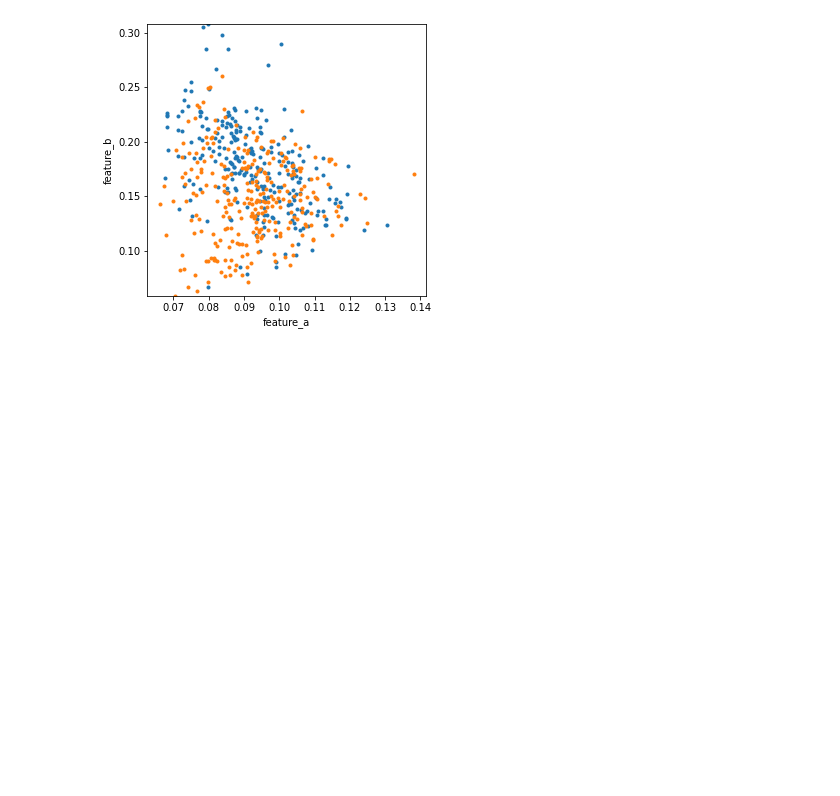
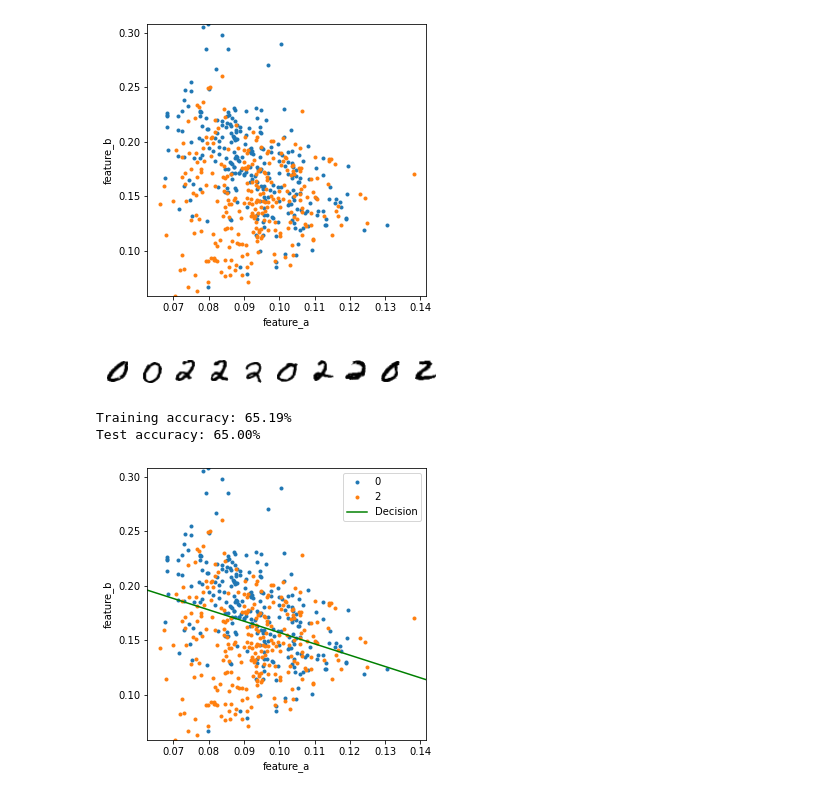
Before and after one commit to architkaila/BME548-Machine-Learning-and-Imaging, a Jupyter notebook: Homeworks/S2023_HW1.ipynb, the cells around one changed output. Saved outputs shown, nothing was run; the diff lists cells and outputs as text; code cells hidden in the pictures; blank space fills up the shorter version.

```diff
--- a/Homeworks/S2023_HW1.ipynb
+++ b/Homeworks/S2023_HW1.ipynb
@@ -633,3 +633,47 @@ plt.ylim(X_f_features[:, 1].min(), X_f_features[:, 1].max())
 # %% [output]
 (0.05838835534213688, 0.30788315326130455)
 [figure]
+# %%
+X_train, X_test, y_train, y_test = train_test_split(images, targets, test_size=0.1, random_state=42)
+
+for index, image in enumerate(X_train[:10]):
+    plt.subplot(1, 10, index + 1)
+    plt.axis('off')
+    plt.imshow(image, cmap=plt.cm.gray_r)
+plt.show()
+
+# Compute features
+X_features = np.apply_along_axis(compute_features, 1, X_train.reshape(X_train.shape[0], X_train.shape[1]*X_train.shape[2]))
+X_features_test = np.apply_along_axis(compute_features, 1, X_test.reshape(X_test.shape[0], X_test.shape[1]*X_test.shape[2]))
+
+# Replace labels with +1 and -1
+pseudo_y = np.copy(y_train)
+pseudo_y[y_train == number_a] = -1
+pseudo_y[y_train == number_b] = 1
+
+pseudo_y_test = np.copy(y_test)
+pseudo_y_test[y_test == number_a] = -1
+pseudo_y_test[y_test == number_b] = 1
+
+# Adding bias
+ones = np.ones((X_features.shape[0], 1))
+X_features_updated = np.concatenate((X_features, ones), axis=1)
+
+ones = np.ones((X_features_test.shape[0], 1))
+X_features_test_updated = np.concatenate((X_features_test, ones), axis=1)
+
+# Find w and bias
+weights_updated = estimate_weights(X_features_updated, pseudo_y)
+weights_updated_test = estimate_weights(X_features_test_updated, pseudo_y_test)
+
+# Get the test and train accuracy of your model with bias
+print(f"Training accuracy: {format(accuracy_metrics(X_features_updated, weights_updated, pseudo_y), '.2f')}%")
+print(f"Test accuracy: {format(accuracy_metrics(X_features_test_updated, weights_updated_test, pseudo_y_test), '.2f')}%")
+
+# Visualize the model, you may need to change your code.
+visualize_model(X_features_updated, pseudo_y, weights_updated)
+# %% [output]
+[figure, added]
+Training accuracy: 65.19%
+Test accuracy: 65.00%
+[figure, added]
```
Also changed, not shown: 1 other file.
